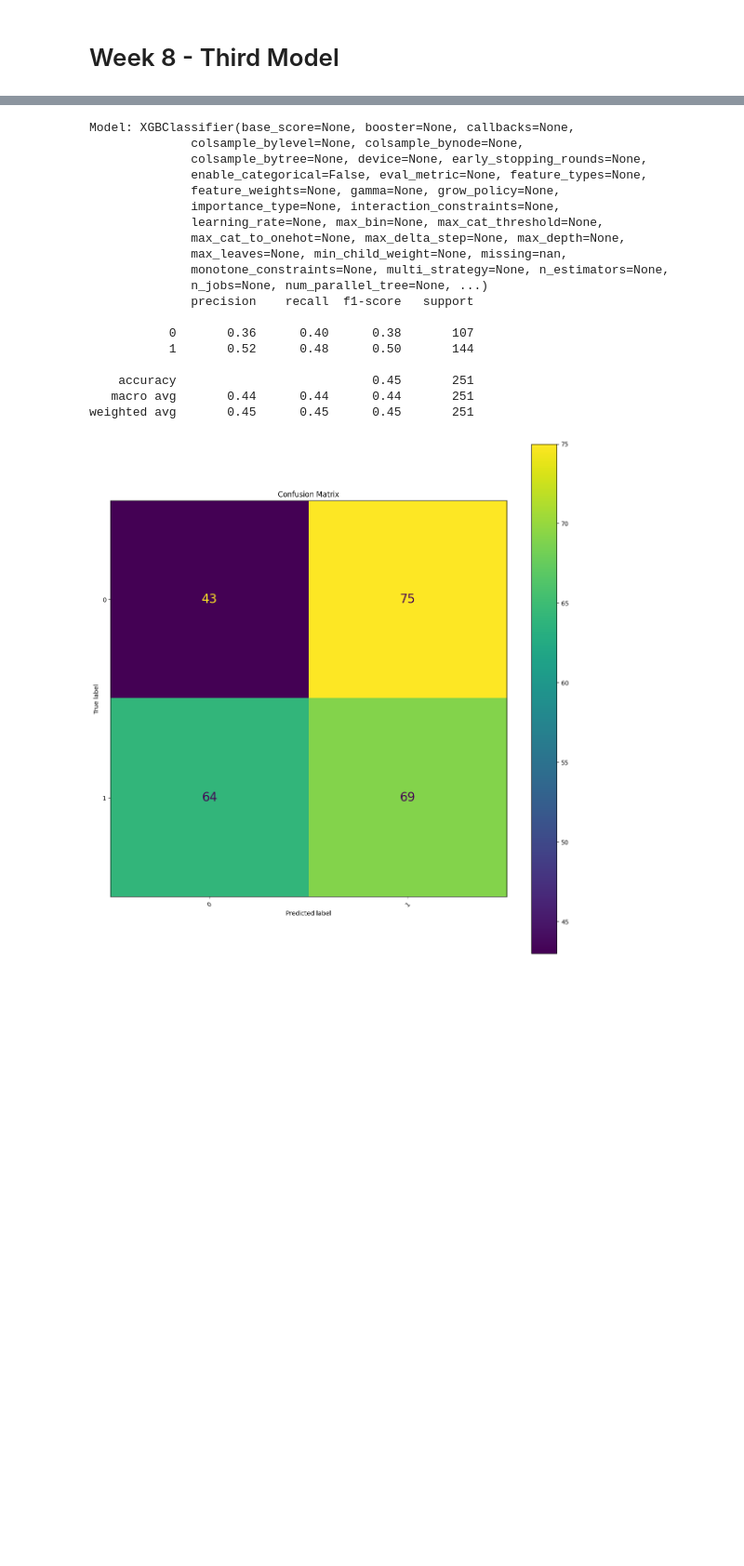
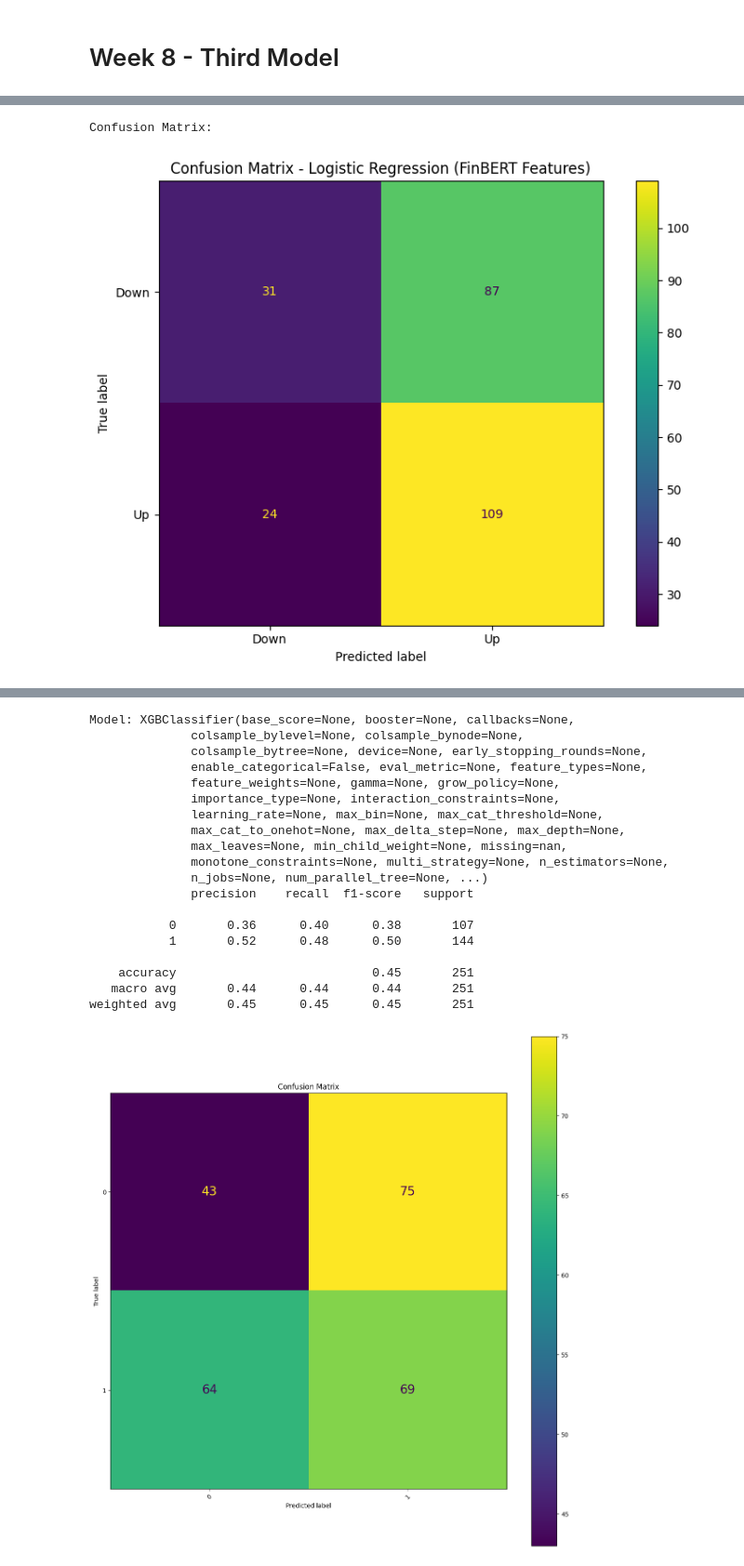
Before and after one commit to yvanlonginjr/market-sentiment-predictor, a Jupyter notebook: notebooks/Market_Sentiment_Predictor_Pipeline.ipynb, the cells around one changed output, grey strips where cells are left out. Shown at 93% size. Drawn from its saved outputs; the diff is of its cells as text; code cells hidden in the pictures; blank space fills up the shorter version.

```diff
--- a/notebooks/Market_Sentiment_Predictor_Pipeline.ipynb
+++ b/notebooks/Market_Sentiment_Predictor_Pipeline.ipynb
@@ -1893,0 +1989,29 @@ weighted avg       0.87      0.55      0.65       246
+# %%
+# Define the list of FinBERT feature columns for later use in modeling
+full_finbert_feature_cols = [
+    "finbert_positive", "finbert_negative", "finbert_neutral",
+    "finbert_polarity", "finbert_confidence",
+    "sentiment_pos", "sentiment_neg", "sentiment_neu", "sentiment_polarity"
+]
+# %%
+# Prepare the training data for modeling
+X_train_finbert1 = finbert_df[full_finbert_feature_cols]
+y_train_finbert1 = finbert_df["Stock Price Direction"].map({"up": 1, "down": 0})
+# Prepare the validation data for modeling
+X_val_finbert1 = finbert_val_df[full_finbert_feature_cols]
+y_val_finbert1 = finbert_val_df["Stock Price Direction"].map({"up": 1, "down": 0})
+# %%
+# Initialize and fit the logistic regression model
+finbert_lr = LR(max_iter=500, C=1, random_state=42)
+finbert_lr.fit(X_train_finbert1, y_train_finbert1)
+
+# Make predictions on the validation set
+y_pred_finbert = finbert_lr.predict(X_val_finbert1)
+# Evaluate the model
+print("Logistic Regression - FinBERT Sentiment Features Results")
+# Accuracy
+finbert_accuracy = accuracy_score(y_val_finbert1, y_pred_finbert)
+print(f"\nAccuracy: {finbert_accuracy:.4f}")
+# Classification Report (Precision, Recall, F1-Score, Support)
+print("\nClassification Report:")
+print(CR(y_val_finbert1, y_pred_finbert, target_names=['Down (0)', 'Up (1)']))
@@ -1893,0 +2032,13 @@ weighted avg       0.87      0.55      0.65       246
+# %%
+# Confusion Matrix
+print("\nConfusion Matrix:")
+cm = confusion_matrix(y_val_finbert1, y_pred_finbert, labels=finbert_lr.classes_)
+disp = ConfusionMatrixDisplay(confusion_matrix=cm, display_labels=['Down', 'Up'])
+fig, ax = plt.subplots(figsize=(8, 6))
+disp.plot(ax=ax, cmap='viridis')
+plt.title("Confusion Matrix - Logistic Regression (FinBERT Features)")
+plt.tight_layout()
+plt.show()
+# %% [output]
+Confusion Matrix:
+[figure, added]
```
Also changed, not shown: parts of 23 cells of this notebook, 2 other files.
